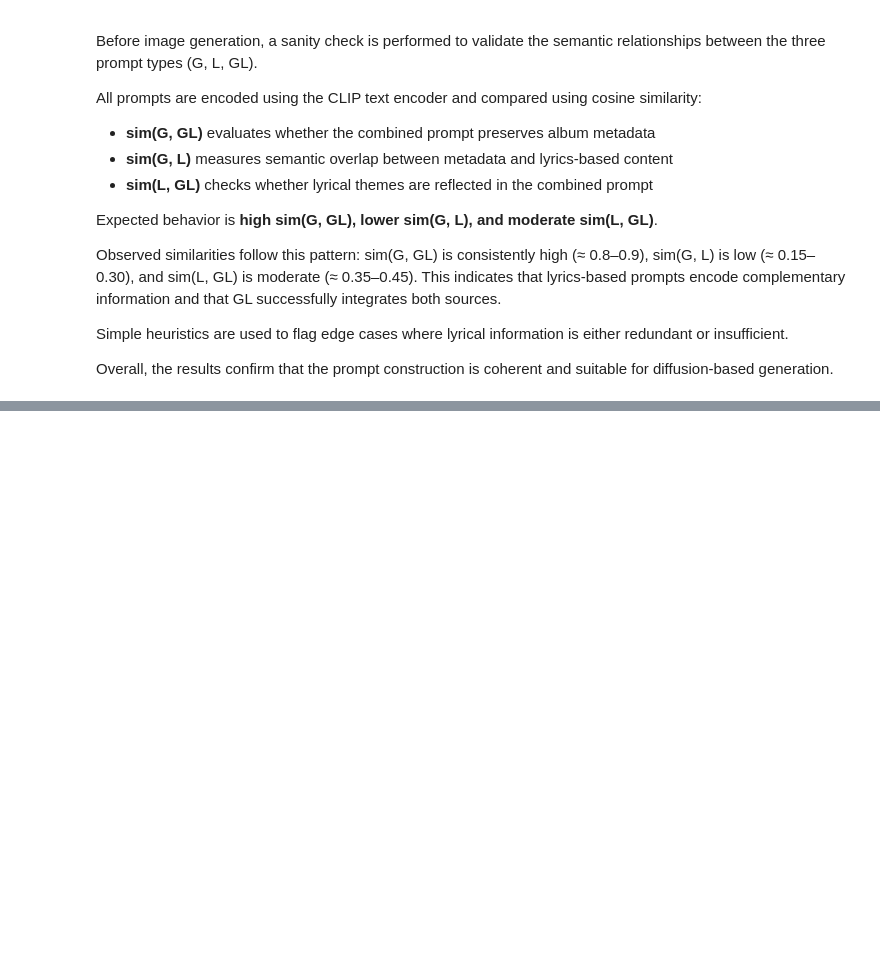
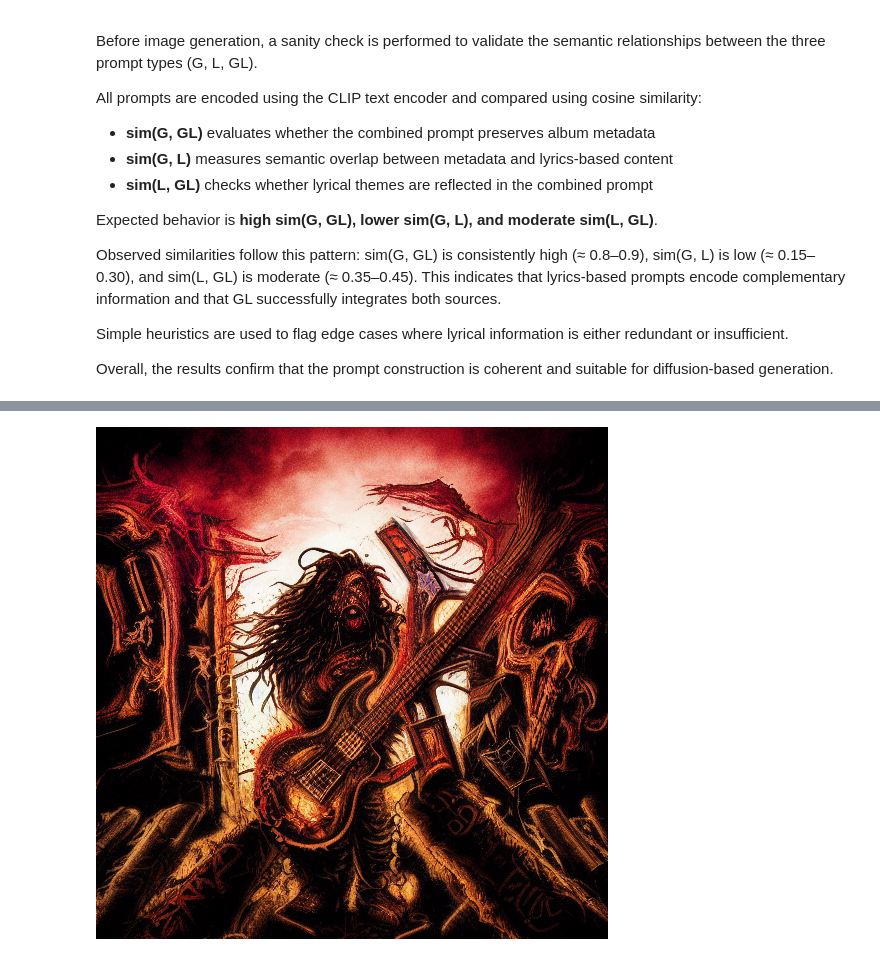
Before and after one commit to rayagrigorova/metal-album-cover-generation, a Jupyter notebook: notebooks/metal-album-cover-generation.ipynb, the cells around one changed output, grey strips where cells are left out. Saved outputs shown, nothing was run; the diff lists cells and outputs as text; code cells hidden in the pictures; blank space fills up the shorter version.

```diff
--- a/notebooks/metal-album-cover-generation.ipynb
+++ b/notebooks/metal-album-cover-generation.ipynb
@@ -1934,0 +1928,4 @@ Flag rates: G~L unrelated = 0.0 | GL too like G = 0.0 | L missing in GL = 0.0
+# %%
+images[1]
+# %% [output]
+[figure, added]
```
Also changed, not shown: parts of 28 cells of this notebook.
